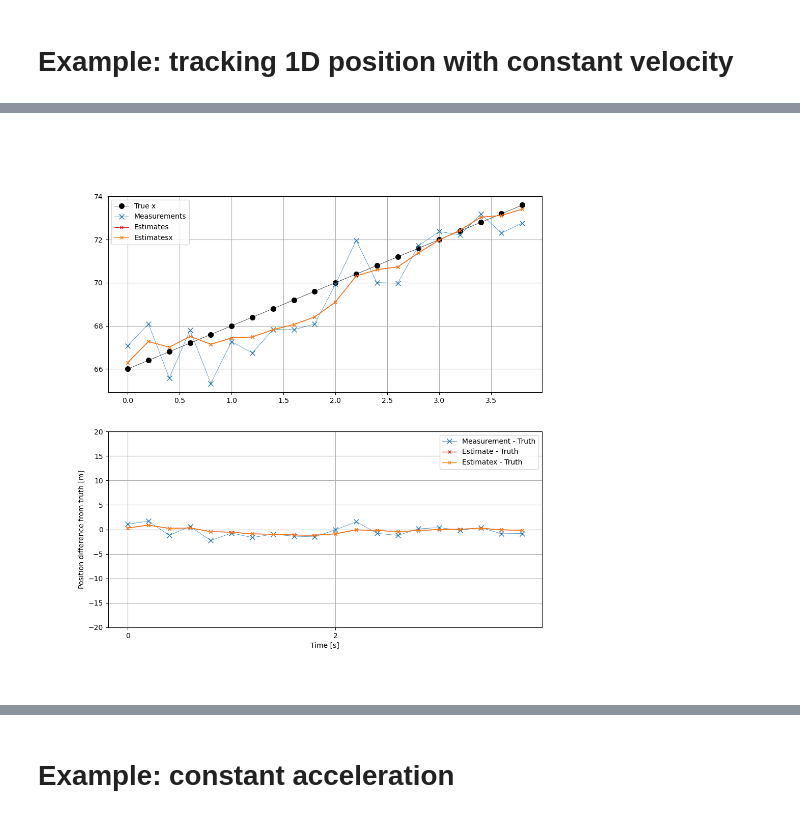
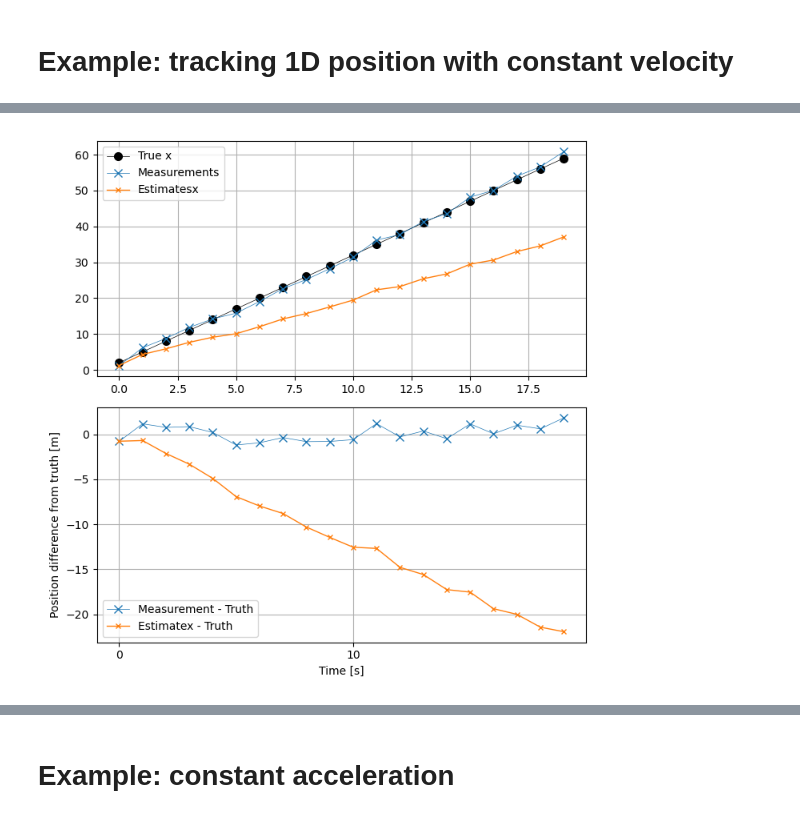
Before and after one commit to igred8/orbital_dynamics_basic, a Jupyter notebook: notebooks/00.1-dev-kalman-igad.ipynb, the cells around one changed output, grey strips where cells are left out. Saved outputs shown, nothing was run; the diff lists cells and outputs as text; code cells hidden in the pictures.

```diff
--- a/notebooks/00.1-dev-kalman-igad.ipynb
+++ b/notebooks/00.1-dev-kalman-igad.ipynb
@@ -28,27 +29,35 @@ array([[0. , 1. , 0.5],
 # Example: tracking 1D position with constant velocity
 # %%
 
-dt = 0.2
-
-F = np.array([[1, dt],
-              [0,  1]])       # state: [position, velocity]
-
-H = np.array([[1, 0],
-              [0, 1]])       # measurement process
-
-Q = np.array([[1, 0],
-              [0, 1]]) * 0.1 # process noise
-
-R = np.array([[1, 0],
-              [0, 1]]) # measurement noise
+dt = 1
+# state: [position, velocity]
+F = se.gen_newtonian_motion_update_matrix(dt, state_vec_order=1)
+# measurement process (state to measurement)
+H = np.array([
+    [1, 0],
+    [0, 1]
+    ])
+# process noise
+Q = np.array([
+    [0.1, 0],
+    [0, 0.1]
+    ])
+# measurement noise
+R = np.array([
+    [0.1, 0],
+    [0, 0.1]
+    ])
 
 # initial state
-x0 = np.array([[65],
-               [3]])
+x0 = np.array([
+    [5],
+    [3]
+    ])
+# initial uncertainty. make high to convey broader prior
 P0 = np.array([
-    [1, 0],
-    [0, 1],
-])         # high initial uncertainty
+    [10, 0],
+    [0, 10],
+])
 # controls
 B = np.eye(2)
 u = np.zeros_like(x0)
@@ -57,44 +66,48 @@ u = np.zeros_like(x0)
 kf = se.KalmanFilter(x0, P0, F, B, u, Q, H, R )
 
 # Simulate some noisy measurements
-timevec = np.arange(20) * dt
-vtrue = 2
-true_positions = vtrue * timevec + 66
+n_measurements = 20
+timevec = np.arange(n_measurements) * dt
+vtrue = 3
+true_positions = vtrue * timevec + 2
+# added noise here is all noise in system and measurement
 xmeas = true_positions + rng.normal(0, 1, true_positions.shape)
-vmeas = rng.normal(vtrue, 1, true_positions.shape)
+vmeas = vtrue + rng.normal(0, 0.1, true_positions.shape)
+# xmeas = np.cumsum(vmeas * dt) + 2
 measurements = np.vstack((xmeas, vmeas)).T
-estimates = []
+
 for z in measurements:
-    # kf.model_predition_step()
-    # x_est, _ = kf.measurement_update_step(np.array([[z]]), {'stable':True})
     x_est, _ = kf.perform_epoch(u=None, z=z.reshape([-1,1]), postcovkwargs={'stable':True})
-    estimates.append(x_est[0, 0])
-
-estimates = np.array(estimates)
-print("Estimates:", [f"{e:.2f}" for e in estimates])
-
-estimatesxv = np.reshape(kf.x,[-1,2])[2::2, :]
 
 
-fig, axs = plt.subplots(2,1, figsize=[11,11])
+print("True position:", [f"{e:.2f}" for e in true_positions])
+print("Measured:", [f"{e:.2f}" for e in measurements[:,0]])
+# estimatesxv = np.reshape(kf.x,[-1,2])[2::2, :]
+estimatesxv = kf.get_states(which='estimates')
+print("Estimates:", [f"{e:.2f}" for e in estimatesxv[:,0]])
+kfstates = kf.get_states(which='all')
+
+fig, axs = plt.subplots(2,1, figsize=[7,7])
 axs[0].plot(timevec, true_positions, lw=0.5, marker='o', ms=7, color='k', label='True x')
 axs[0].plot(timevec, measurements[:,0], lw=0.5, marker='x', ms=7, color='tab:blue', label='Measurements')
-axs[0].plot(timevec, estimates, lw=1, marker='x', ms=5, color='tab:red', label='Estimates')
 axs[0].plot(timevec, estimatesxv[:,0], lw=1, marker='x', ms=5, color='tab:orange', label='Estimatesx')
+# axs[0].plot( dt*(0.5*np.arange(kfstates.shape[0]) - 1) , kfstates[:,0], lw=1, marker='x', ms=5, color='tab:orange', label='all states')
 axs[0].legend()
+
 axs[1].plot(timevec, measurements[:,0] - true_positions, lw=0.5, marker='x', ms=7, color='tab:blue', label='Measurement - Truth')
-axs[1].plot(timevec, estimates - true_positions, lw=1, marker='x', ms=5, color='tab:red', label='Estimate - Truth')
 axs[1].plot(timevec, estimatesxv[:,0] - true_positions, lw=1, marker='x', ms=5, color='tab:orange', label='Estimatex - Truth')
 axs[1].legend()
 
 axkwargs = {
     'xticks': timevec[::10],
-    'ylim': [-20, 20],
+    # 'ylim': [-20, 20],
     'xlabel': 'Time [s]',
     'ylabel': 'Position difference from truth [m]',
 }
 axs[1].set(**axkwargs)
 for ax in axs:
     ax.grid(True)
+
+plt.tight_layout()
 plt.show()
 # %% [output]
@@ -102,3 +117,3 @@ Estimates: ['66.30', '67.28', '67.01', '67.52', '67.14', '67.44', '67.49', '67.8
-[figure, old version]
+[figure, new version]
 # %%
 plt.close('all')
```
Also changed, not shown: parts of 11 cells of this notebook, 3 other files.
